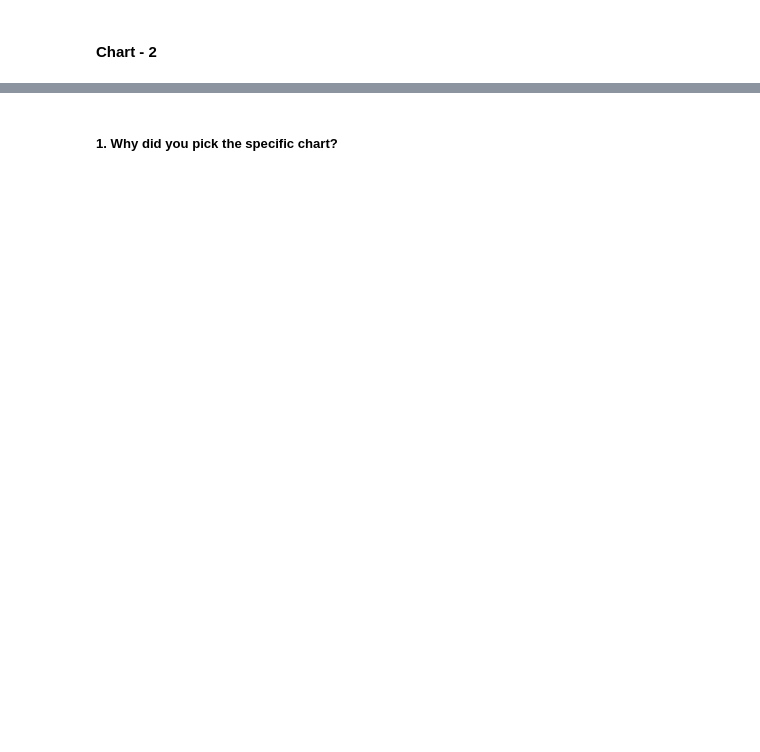
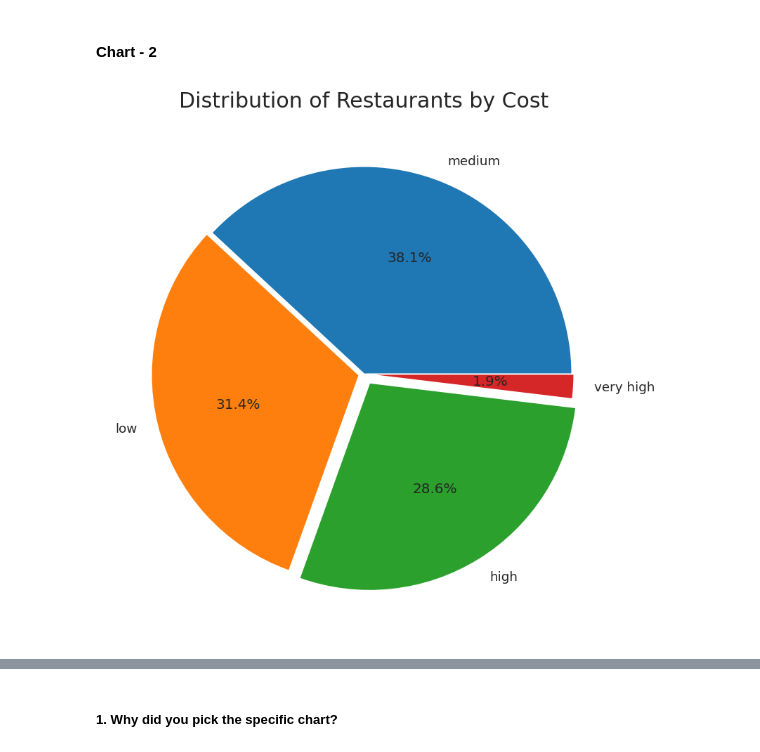
Before and after one commit to KolekarPramod/Zomato-Restaurant-Clustering-And-Sentiment-Analysis, a Jupyter notebook: Zomato_Restaurant_Clustering_And_Sentiment_Analysis.ipynb, the cells around one changed output, grey strips where cells are left out. Drawn from its saved outputs; the diff is of its cells as text; code cells hidden in the pictures; blank space fills up the shorter version.

```diff
--- a/Zomato_Restaurant_Clustering_And_Sentiment_Analysis.ipynb
+++ b/Zomato_Restaurant_Clustering_And_Sentiment_Analysis.ipynb
@@ -416,2 +463,35 @@ plt.show()
 # %% [markdown]
 #### Chart - 2
+# %%
+# Let's find what is distribution of restaurants based on cost
+# Let's Define the cost categories and corresponding labels
+cost_categories = {
+    'low': (0, 500),
+    'medium': (500, 1000),
+    'high': (1000, 2000),
+    'very high': (2000, float('inf'))
+}
+
+# Categorize df1s based on their cost
+def categorize_cost(cost):
+    for category, (min_cost, max_cost) in cost_categories.items():
+        if min_cost <= cost <= max_cost:
+            return category
+
+# Apply the categorization function to the 'Cost' column
+df1['Cost Category'] = df1['Cost'].apply(categorize_cost)
+
+# Count the number of df1s in each cost category
+cost_category_counts = df1['Cost Category'].value_counts()
+plt.figure(figsize=(8, 8))
+# Create a pie chart
+explode = (0, 0.025, 0.05, 0.01)  # Explode the 'medium' slice
+plt.pie(cost_category_counts, labels=cost_category_counts.index, autopct='%1.1f%%', colors=['#1f77b4', '#ff7f0e', '#2ca02c', '#d62728'], explode=explode)
+
+# Set the title
+plt.title('Distribution of Restaurants by Cost', fontsize=18)
+
+# Show the plot
+plt.show()
+# %% [output]
+[figure, added]
```
Also changed, not shown: parts of 231 cells of this notebook.
